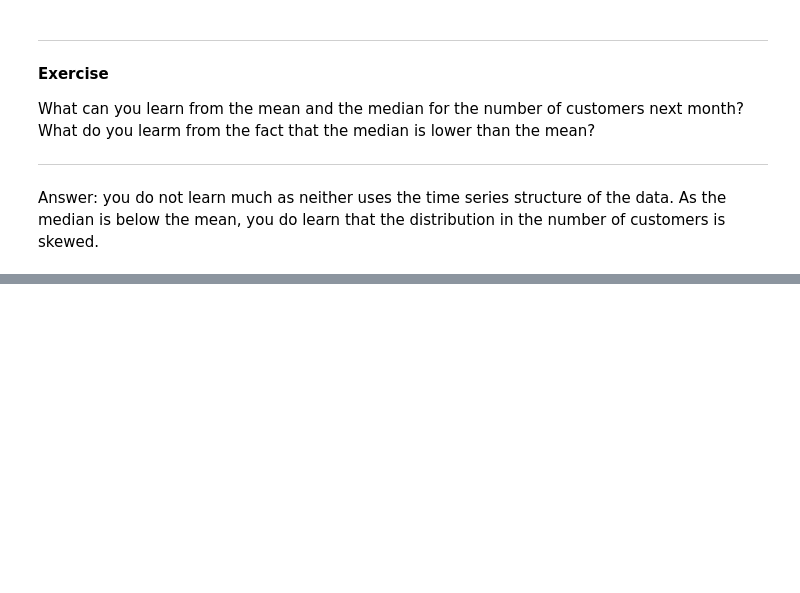
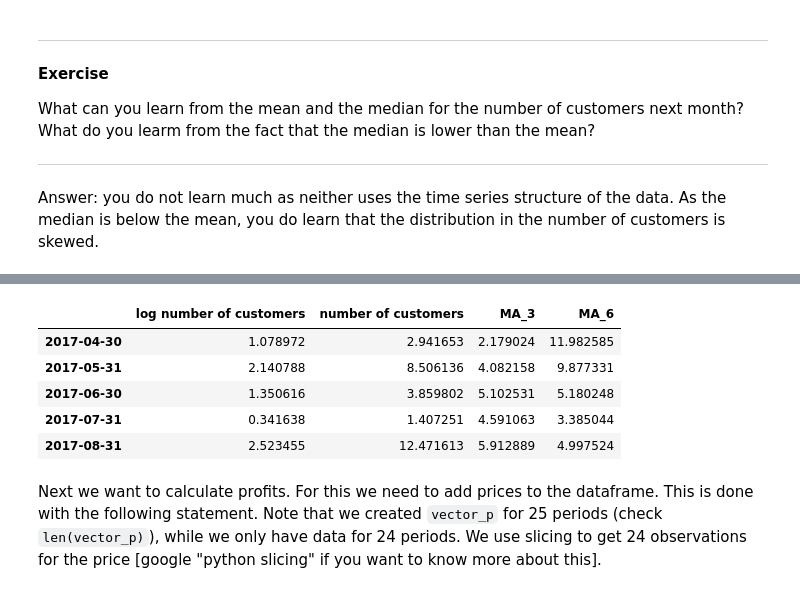
Before and after one commit to gheawahyu/programming_notebooks, a Jupyter notebook: shop_customers_with_answers.ipynb, the cells around one changed output, grey strips where cells are left out. Cells and saved outputs as stored; diff of their text form; code cells hidden in the pictures; blank space fills up the shorter version.

```diff
--- a/shop_customers_with_answers.ipynb
+++ b/shop_customers_with_answers.ipynb
@@ -172,3 +178,16 @@ Add a column profits to the dataframe
+# %%
+# follow up on answer
+
+df_customers.tail()
+# %% [output]
+|  | log number of customers | number of customers | MA_3 | MA_6 |
+| 2017-04-30 | 1.078972 | 2.941653 | 2.179024 | 11.982585 |
+| 2017-05-31 | 2.140788 | 8.506136 | 4.082158 | 9.877331 |
+| 2017-06-30 | 1.350616 | 3.859802 | 5.102531 | 5.180248 |
+| 2017-07-31 | 0.341638 | 1.407251 | 4.591063 | 3.385044 |
+| 2017-08-31 | 2.523455 | 12.471613 | 5.912889 | 4.997524 |
+# %% [markdown]
+Next we want to calculate profits. For this we need to add prices to the dataframe. This is done with the following statement. Note that we created `vector_p` for 25 periods (check `len(vector_p)`), while we only have data for 24 periods. We use slicing to get 24 observations for the price [google "python slicing" if you want to know more about this].
 # %%
 df_customers['price'] = vector_p[1:]
 # %%
```
Also changed, not shown: parts of 20 cells of this notebook.
